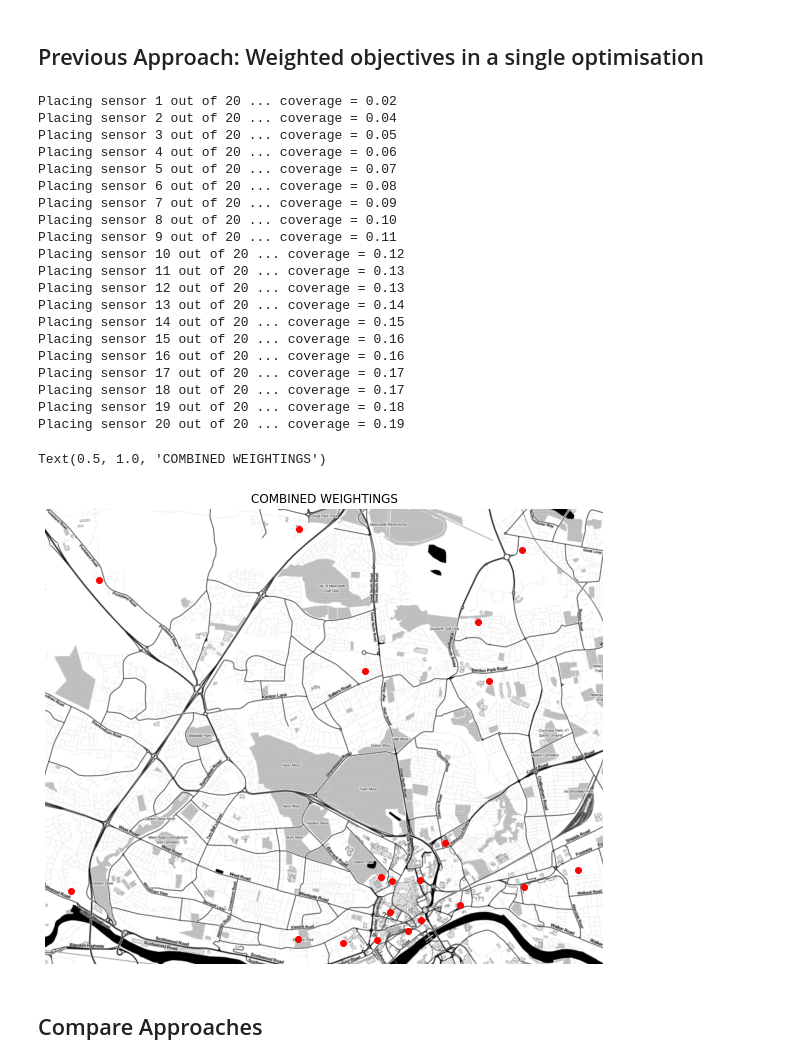
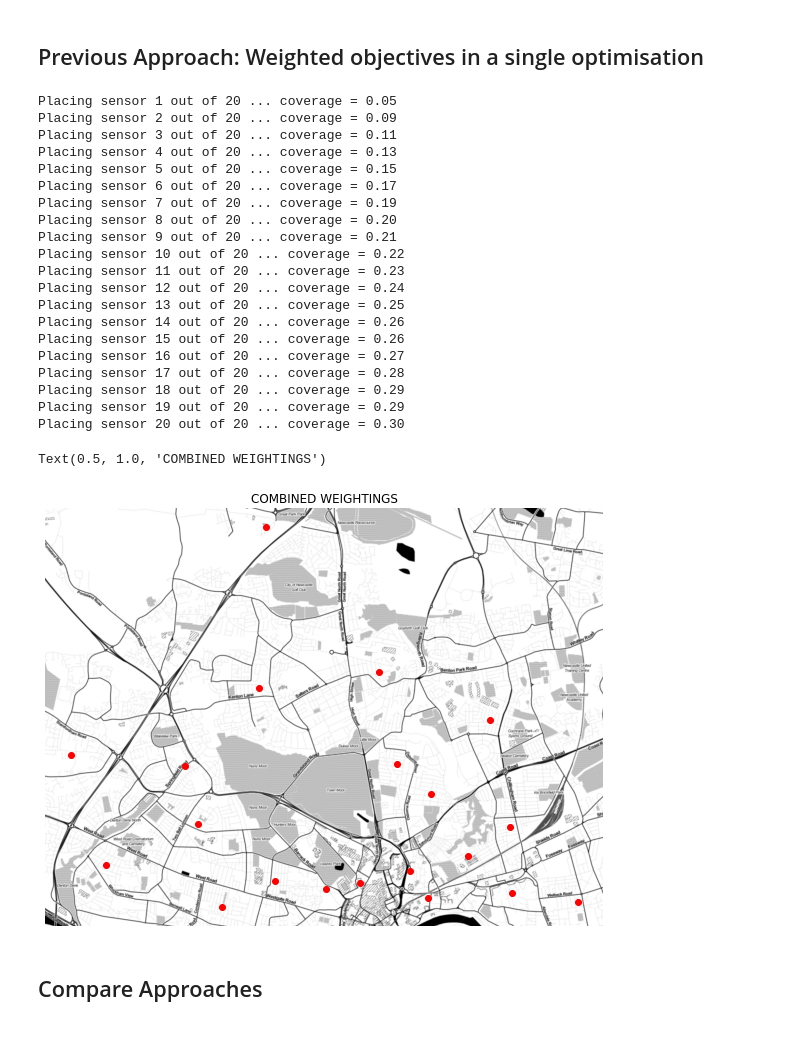
Before and after one commit to alan-turing-institute/spatial-inequality, a Jupyter notebook: notebooks/optimisation_cambridge.ipynb, the cells around one changed output. Saved outputs shown, nothing was run; the diff lists cells and outputs as text; code cells hidden in the pictures; blank space fills up the shorter version.

```diff
--- a/notebooks/optimisation_cambridge.ipynb
+++ b/notebooks/optimisation_cambridge.ipynb
@@ -12,20 +12,20 @@ theta = 250
 # Objective weightings/parameters
 # Mostly for combined objectives optimisation
 # Set a weight to 0 to not include that objective
-population_weight = 0.80
-workplace_weight = 0.20
+population_weight = 0.5
+workplace_weight = 0.5
 pop_age_groups = {
     "pop_total": {"min": 0, "max": 90, "weight": 1},
-    "pop_children": {"min": 0, "max": 16, "weight": 3},
-    "pop_elderly": {"min": 70, "max": 90, "weight": 2},
+    "pop_children": {"min": 0, "max": 16, "weight": 1},
+    "pop_elderly": {"min": 70, "max": 90, "weight": 1},
 }
 
 # For Cambridge-style optimisation only
 # How many sensors for each objective
 sensors_per_objective = {
-    "workplace": 4,
-    "pop_total": 3,
-    "pop_children": 8,
+    "workplace": 5,
+    "pop_total": 5,
+    "pop_children": 5,
     "pop_elderly": 5,
 }
 # %% [markdown]
@@ -296,8 +296,8 @@ for name, result in results.items():
 
 ctx.add_basemap(
     ax,
-    url="http://a.tile.stamen.com/toner/{z}/{x}/{y}.png",
-    crs=oa_shapes.crs,
+    source="http://a.tile.stamen.com/toner/{z}/{x}/{y}.png",
+    crs=oa_shapes.crs.to_epsg(),
 )
 ax.set_axis_off()
 plt.legend()
@@ -314,8 +314,8 @@ ax.plot(s["x"], s["y"], 'ro')
 
 ctx.add_basemap(
     ax,
-    url="http://a.tile.stamen.com/toner/{z}/{x}/{y}.png",
-    crs=oa_shapes.crs,
+    source="http://a.tile.stamen.com/toner/{z}/{x}/{y}.png",
+    crs=oa_shapes.crs.to_epsg(),
 )
 ax.set_axis_off()
 # %% [output]
@@ -342,44 +342,44 @@ result_combined = greedy_single_obj(
     theta=theta
 )
 # %% [output]
-Placing sensor 1 out of 20 ... coverage = 0.02
-Placing sensor 2 out of 20 ... coverage = 0.04
-Placing sensor 3 out of 20 ... coverage = 0.05
-Placing sensor 4 out of 20 ... coverage = 0.06
-Placing sensor 5 out of 20 ... coverage = 0.07
-Placing sensor 6 out of 20 ... coverage = 0.08
-Placing sensor 7 out of 20 ... coverage = 0.09
-Placing sensor 8 out of 20 ... coverage = 0.10
-Placing sensor 9 out of 20 ... coverage = 0.11
-Placing sensor 10 out of 20 ... coverage = 0.12
-Placing sensor 11 out of 20 ... coverage = 0.13
-Placing sensor 12 out of 20 ... coverage = 0.13
-Placing sensor 13 out of 20 ... coverage = 0.14
-Placing sensor 14 out of 20 ... coverage = 0.15
-Placing sensor 15 out of 20 ... coverage = 0.16
-Placing sensor 16 out of 20 ... coverage = 0.16
-Placing sensor 17 out of 20 ... coverage = 0.17
-Placing sensor 18 out of 20 ... coverage = 0.17
-Placing sensor 19 out of 20 ... coverage = 0.18
-Placing sensor 20 out of 20 ... coverage = 0.19
+Placing sensor 1 out of 20 ... coverage = 0.05
+Placing sensor 2 out of 20 ... coverage = 0.09
+Placing sensor 3 out of 20 ... coverage = 0.11
+Placing sensor 4 out of 20 ... coverage = 0.13
+Placing sensor 5 out of 20 ... coverage = 0.15
+Placing sensor 6 out of 20 ... coverage = 0.17
+Placing sensor 7 out of 20 ... coverage = 0.19
+Placing sensor 8 out of 20 ... coverage = 0.20
+Placing sensor 9 out of 20 ... coverage = 0.21
+Placing sensor 10 out of 20 ... coverage = 0.22
+Placing sensor 11 out of 20 ... coverage = 0.23
+Placing sensor 12 out of 20 ... coverage = 0.24
+Placing sensor 13 out of 20 ... coverage = 0.25
+Placing sensor 14 out of 20 ... coverage = 0.26
+Placing sensor 15 out of 20 ... coverage = 0.26
+Placing sensor 16 out of 20 ... coverage = 0.27
+Placing sensor 17 out of 20 ... coverage = 0.28
+Placing sensor 18 out of 20 ... coverage = 0.29
+Placing sensor 19 out of 20 ... coverage = 0.29
+Placing sensor 20 out of 20 ... coverage = 0.30
 # %%
 centroids = get_oa_centroids()
 
 fig, ax = plt.subplots(1,1, figsize=(10,10))
 
 s = centroids.loc[result["placement_history"]]
 ax.plot(s["x"], s["y"], 'ro')
 
 ctx.add_basemap(
     ax,
-    url="http://a.tile.stamen.com/toner/{z}/{x}/{y}.png",
-    crs=oa_shapes.crs,
+    source="http://a.tile.stamen.com/toner/{z}/{x}/{y}.png",
+    crs=oa_shapes.crs.to_epsg(),
 )
 ax.set_axis_off()
 ax.set_title("COMBINED WEIGHTINGS")
 # %% [output]
 Text(0.5, 1.0, 'COMBINED WEIGHTINGS')
-[figure, old version]
+[figure, new version]
 # %% [markdown]
 ## Compare Approaches
 # %%
```
Also changed, not shown: parts of 8 cells of this notebook, 5 other files.
